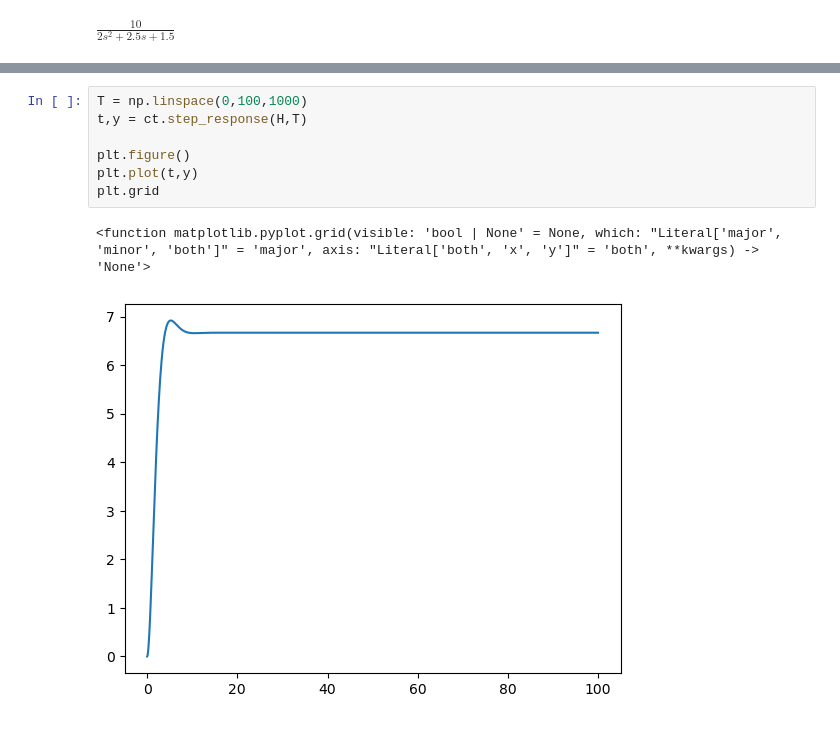
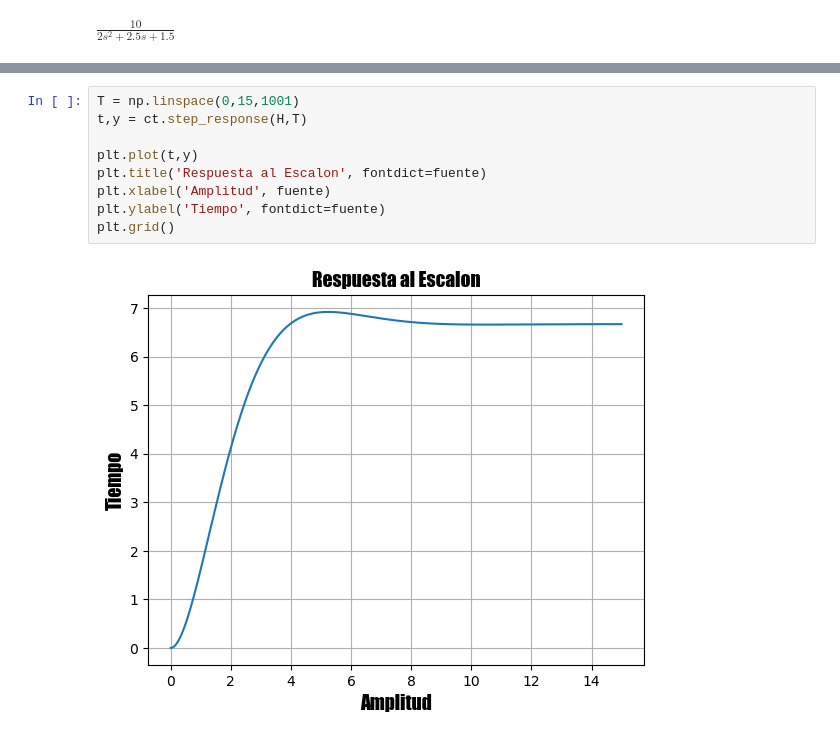
Before and after one commit to CusaTadeo/Control_2024, a Jupyter notebook: TP2/TP2_Ejercicio-1.ipynb, the cells around one changed output, grey strips where cells are left out. Saved outputs shown, nothing was run; the diff lists cells and outputs as text.

```diff
--- a/TP2/TP2_Ejercicio-1.ipynb
+++ b/TP2/TP2_Ejercicio-1.ipynb
@@ -52,10 +56,11 @@ array([[list([<matplotlib.lines.Line2D object at 0x...>]),
 # %%
-T = np.linspace(0,100,1000)
+T = np.linspace(0,15,1001)
 t,y = ct.step_response(H,T)
 
-plt.figure()
 plt.plot(t,y)
-plt.grid
+plt.title('Respuesta al Escalon', fontdict=fuente)
+plt.xlabel('Amplitud', fuente)
+plt.ylabel('Tiempo', fontdict=fuente)
+plt.grid()
 # %% [output]
-<function matplotlib.pyplot.grid(visible: 'bool | None' = None, which: "Literal['major', 'minor', 'both']" = 'major', axis: "Literal['both', 'x', 'y']" = 'both', **kwargs) -> 'None'>
-[figure, old version]
+[figure, new version]
```
Also changed, not shown: parts of 8 cells of this notebook.
